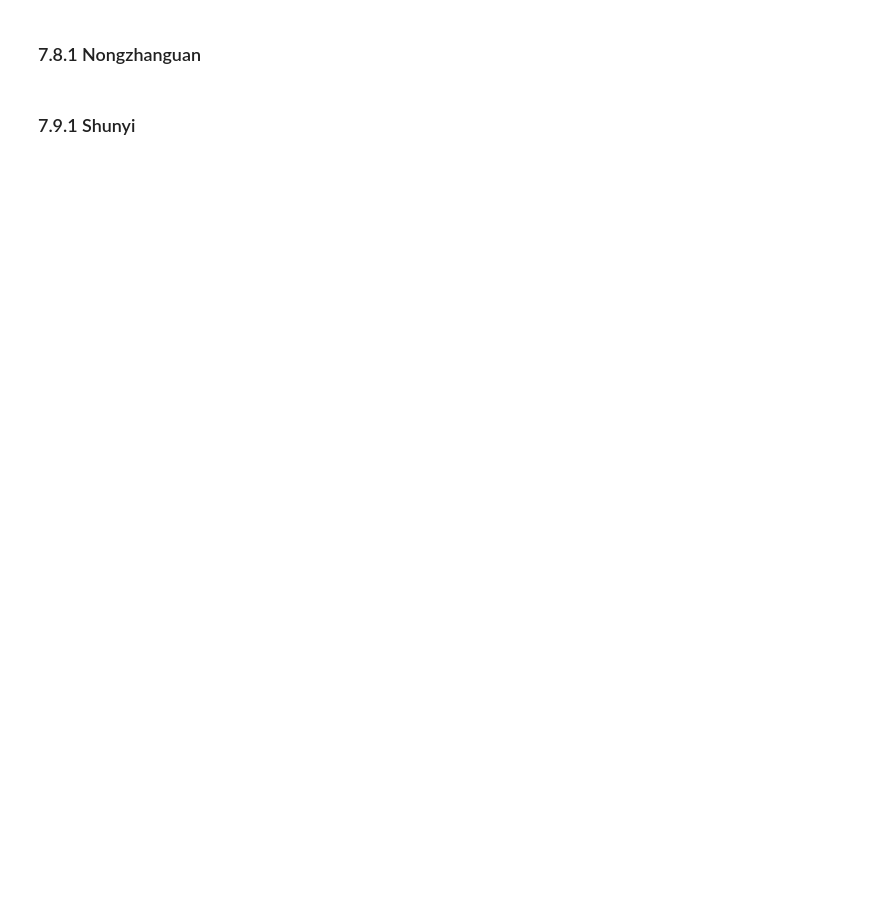
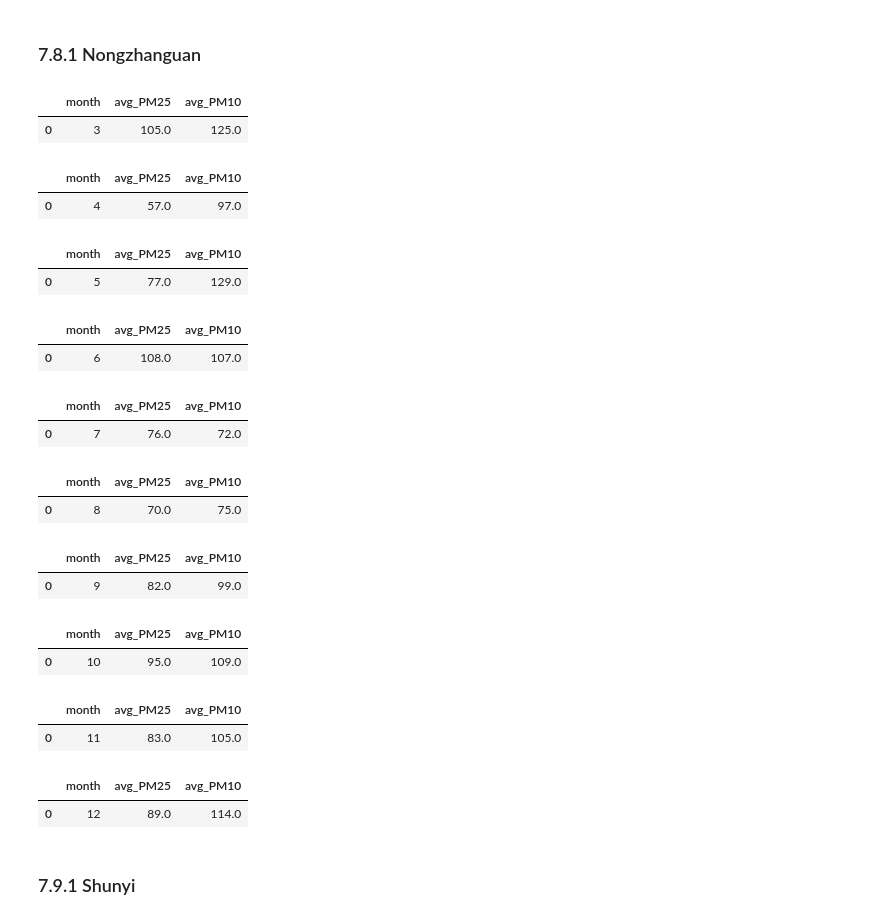
Before and after one commit to Wlnfadhil/Analisa-Data-Air-Quality-Control, a Jupyter notebook: submission/notebook.ipynb, the cells around one changed output. Cells and saved outputs as stored; diff of their text form; code cells hidden in the pictures; blank space fills up the shorter version.

```diff
--- a/submission/notebook.ipynb
+++ b/submission/notebook.ipynb
@@ -1458,4 +3599,36 @@ for year in years:
 # %% [markdown]
 ### 7.8.1 Nongzhanguan
+# %%
+months = range(3, 13)
+partikulasi_polusi_nongzhanguan_polusi_harian_2013 = {}
+
+for month in months:
+    partikulasi_polusi_nongzhanguan_polusi_harian_2013[month] = partikulasi_polusi(Nongzhanguan_df, year=2013, month=month, day_start=1, day_end=30)
+
+    partikulasi_polusi_nongzhanguan_polusi_harian_2013[month]['avg_PM25'] = round(partikulasi_polusi_nongzhanguan_polusi_harian_2013[month]['avg_PM25'])
+    partikulasi_polusi_nongzhanguan_polusi_harian_2013[month]['avg_PM10'] = round(partikulasi_polusi_nongzhanguan_polusi_harian_2013[month]['avg_PM10'])
+
+    display(partikulasi_polusi_nongzhanguan_polusi_harian_2013[month].head())
+# %% [output]
+|  | month | avg_PM25 | avg_PM10 |
+| 0 | 3 | 105.0 | 125.0 |
+|  | month | avg_PM25 | avg_PM10 |
+| 0 | 4 | 57.0 | 97.0 |
+|  | month | avg_PM25 | avg_PM10 |
+| 0 | 5 | 77.0 | 129.0 |
+|  | month | avg_PM25 | avg_PM10 |
+| 0 | 6 | 108.0 | 107.0 |
+|  | month | avg_PM25 | avg_PM10 |
+| 0 | 7 | 76.0 | 72.0 |
+|  | month | avg_PM25 | avg_PM10 |
+| 0 | 8 | 70.0 | 75.0 |
+|  | month | avg_PM25 | avg_PM10 |
+| 0 | 9 | 82.0 | 99.0 |
+|  | month | avg_PM25 | avg_PM10 |
+| 0 | 10 | 95.0 | 109.0 |
+|  | month | avg_PM25 | avg_PM10 |
+| 0 | 11 | 83.0 | 105.0 |
+|  | month | avg_PM25 | avg_PM10 |
+| 0 | 12 | 89.0 | 114.0 |
 # %% [markdown]
 ### 7.9.1 Shunyi
```
Also changed, not shown: parts of 136 cells of this notebook.
